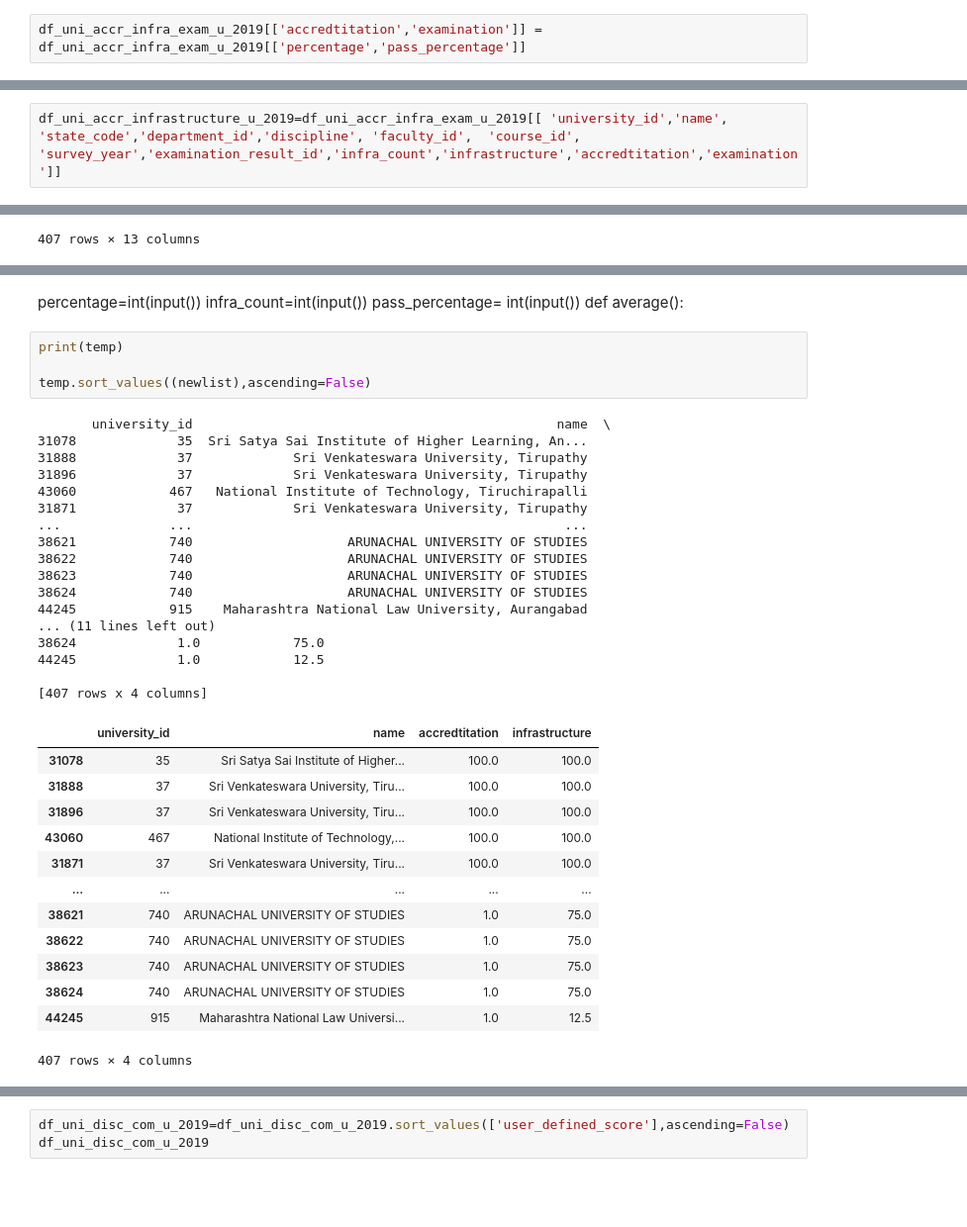
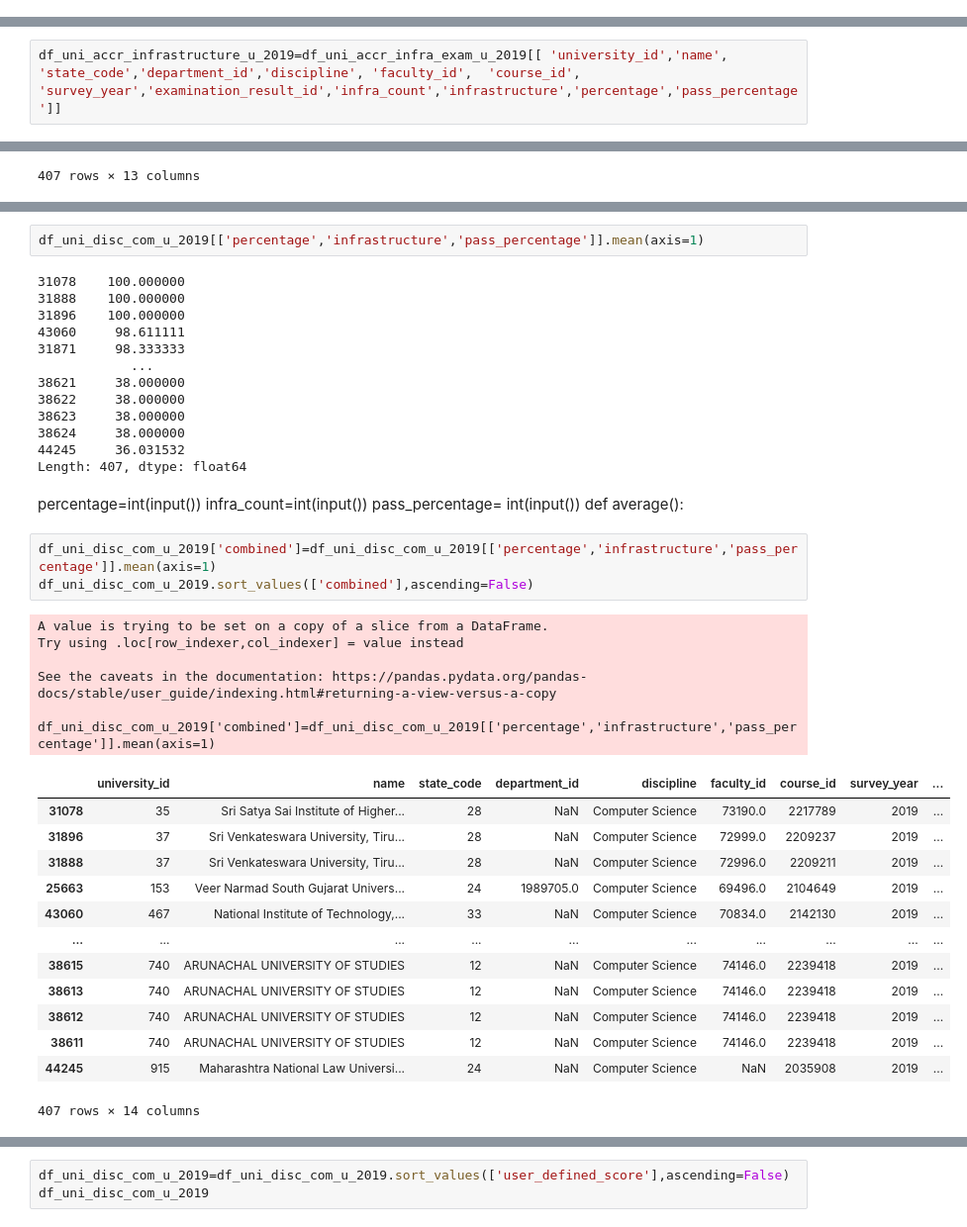
Before and after one commit to jainharsh8506/SIH2022, a Jupyter notebook: Hello/university_2019.ipynb, the cells around one changed output, grey strips where cells are left out. Shown at 99% size. Cells and saved outputs as stored; diff of their text form; blank space fills up the shorter version.

```diff
--- a/Hello/university_2019.ipynb
+++ b/Hello/university_2019.ipynb
@@ -714,5 +676,3 @@ df_uni_accr_infra_exam_u_2019
 | 40825 | University | 24 | 71211.0 | NaN | 2161826 | 2019 | 1 | ... |
 | 40854 | University | 24 | 71213.0 | NaN | 2161837 | 2019 | 1 | ... |
 44303 rows × 34 columns
-# %%
-df_uni_accr_infra_exam_u_2019[['accredtitation','examination']] = df_uni_accr_infra_exam_u_2019[['percentage','pass_percentage']]
@@ -732,5 +679,5 @@ Index(['institution_category', 'state_code', 'faculty_id', 'department_id',
 # %%
-df_uni_accr_infrastructure_u_2019=df_uni_accr_infra_exam_u_2019[[ 'university_id','name', 'state_code','department_id','discipline', 'faculty_id',  'course_id', 'survey_year','examination_result_id','infra_count','infrastructure','accredtitation','examination']]
+df_uni_accr_infrastructure_u_2019=df_uni_accr_infra_exam_u_2019[[ 'university_id','name', 'state_code','department_id','discipline', 'faculty_id',  'course_id', 'survey_year','examination_result_id','infra_count','infrastructure','percentage','pass_percentage']]
 # %%
 df_uni_accr_infrastructure_u_2019
 # %% [output]
@@ -776,43 +730,45 @@ temp=df_uni_disc_com_u_2019[nnlist]
+# %%
+df_uni_disc_com_u_2019[['percentage','infrastructure','pass_percentage']].mean(axis=1)
+# %% [output]
+31078    100.000000
+31888    100.000000
+31896    100.000000
+43060     98.611111
+31871     98.333333
+            ...
+38621     38.000000
+38622     38.000000
+38623     38.000000
+38624     38.000000
+44245     36.031532
+Length: 407, dtype: float64
 # %% [markdown]
 percentage=int(input())
 infra_count=int(input())
 pass_percentage= int(input())
 def average():
-# %%
-print(temp)
-
-temp.sort_values((newlist),ascending=False)
-# %% [output]
-       university_id                                               name  \
-31078             35  Sri Satya Sai Institute of Higher Learning, An...
-31888             37             Sri Venkateswara University, Tirupathy
-31896             37             Sri Venkateswara University, Tirupathy
-43060            467   National Institute of Technology, Tiruchirapalli
-31871             37             Sri Venkateswara University, Tirupathy
-...              ...                                                ...
-38621            740                    ARUNACHAL UNIVERSITY OF STUDIES
-38622            740                    ARUNACHAL UNIVERSITY OF STUDIES
-38623            740                    ARUNACHAL UNIVERSITY OF STUDIES
-38624            740                    ARUNACHAL UNIVERSITY OF STUDIES
-44245            915    Maharashtra National Law University, Aurangabad
-... (11 lines left out)
-38624             1.0            75.0
-44245             1.0            12.5
-
-[407 rows x 4 columns]
-|  | university_id | name | accredtitation | infrastructure |
-| 31078 | 35 | Sri Satya Sai Institute of Higher... | 100.0 | 100.0 |
-| 31888 | 37 | Sri Venkateswara University, Tiru... | 100.0 | 100.0 |
-| 31896 | 37 | Sri Venkateswara University, Tiru... | 100.0 | 100.0 |
-| 43060 | 467 | National Institute of Technology,... | 100.0 | 100.0 |
-| 31871 | 37 | Sri Venkateswara University, Tiru... | 100.0 | 100.0 |
-| ... | ... | ... | ... | ... |
-| 38621 | 740 | ARUNACHAL UNIVERSITY OF STUDIES | 1.0 | 75.0 |
-| 38622 | 740 | ARUNACHAL UNIVERSITY OF STUDIES | 1.0 | 75.0 |
-| 38623 | 740 | ARUNACHAL UNIVERSITY OF STUDIES | 1.0 | 75.0 |
-| 38624 | 740 | ARUNACHAL UNIVERSITY OF STUDIES | 1.0 | 75.0 |
-| 44245 | 915 | Maharashtra National Law Universi... | 1.0 | 12.5 |
-407 rows × 4 columns
+# %%
+df_uni_disc_com_u_2019['combined']=df_uni_disc_com_u_2019[['percentage','infrastructure','pass_percentage']].mean(axis=1)
+df_uni_disc_com_u_2019.sort_values(['combined'],ascending=False)
+# %% [output]
+A value is trying to be set on a copy of a slice from a DataFrame.
+Try using .loc[row_indexer,col_indexer] = value instead
+
+See the caveats in the documentation: https://pandas.pydata.org/pandas-docs/stable/user_guide/indexing.html#returning-a-view-versus-a-copy
+  df_uni_disc_com_u_2019['combined']=df_uni_disc_com_u_2019[['percentage','infrastructure','pass_percentage']].mean(axis=1)
+|  | university_id | name | state_code | department_id | discipline | faculty_id | course_id | survey_year | ... |
+| 31078 | 35 | Sri Satya Sai Institute of Higher... | 28 | NaN | Computer Science | 73190.0 | 2217789 | 2019 | ... |
+| 31896 | 37 | Sri Venkateswara University, Tiru... | 28 | NaN | Computer Science | 72999.0 | 2209237 | 2019 | ... |
+| 31888 | 37 | Sri Venkateswara University, Tiru... | 28 | NaN | Computer Science | 72996.0 | 2209211 | 2019 | ... |
+| 25663 | 153 | Veer Narmad South Gujarat Univers... | 24 | 1989705.0 | Computer Science | 69496.0 | 2104649 | 2019 | ... |
+| 43060 | 467 | National Institute of Technology,... | 33 | NaN | Computer Science | 70834.0 | 2142130 | 2019 | ... |
+| ... | ... | ... | ... | ... | ... | ... | ... | ... | ... |
+| 38615 | 740 | ARUNACHAL UNIVERSITY OF STUDIES | 12 | NaN | Computer Science | 74146.0 | 2239418 | 2019 | ... |
+| 38613 | 740 | ARUNACHAL UNIVERSITY OF STUDIES | 12 | NaN | Computer Science | 74146.0 | 2239418 | 2019 | ... |
+| 38612 | 740 | ARUNACHAL UNIVERSITY OF STUDIES | 12 | NaN | Computer Science | 74146.0 | 2239418 | 2019 | ... |
+| 38611 | 740 | ARUNACHAL UNIVERSITY OF STUDIES | 12 | NaN | Computer Science | 74146.0 | 2239418 | 2019 | ... |
+| 44245 | 915 | Maharashtra National Law Universi... | 24 | NaN | Computer Science | NaN | 2035908 | 2019 | ... |
+407 rows × 14 columns
 # %%
 slider_arr=[20,50,30]
 for i in range(len(slider_arr)):
```
Also changed, not shown: parts of 9 cells of this notebook, 1 other file.
